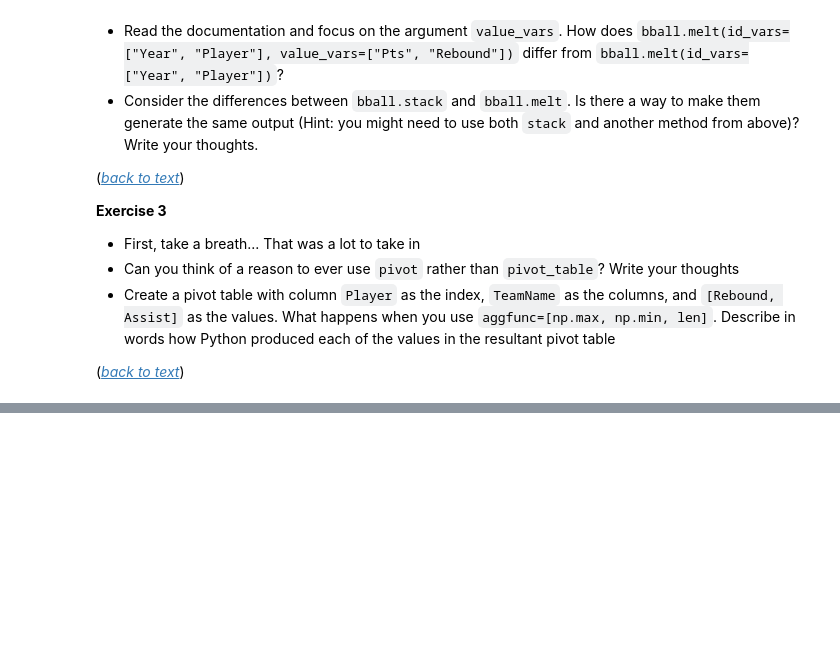
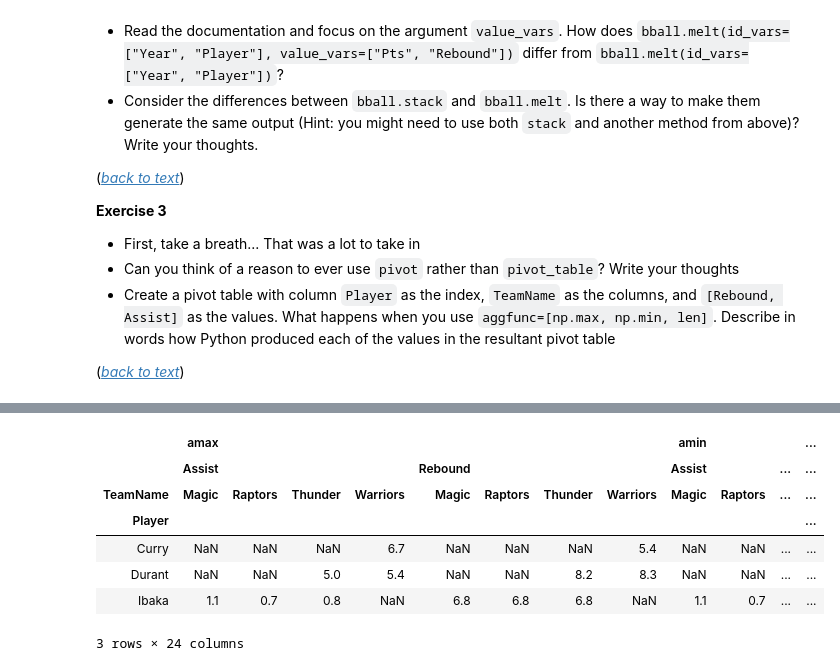
Before and after one commit to jasonqiangguo/quantecon-notebooks-datascience, a Jupyter notebook: pandas/reshape.ipynb, the cells around one changed output, grey strips where cells are left out. Cells and saved outputs as stored; diff of their text form; code cells hidden in the pictures; blank space fills up the shorter version.

```diff
--- a/pandas/reshape.ipynb
+++ b/pandas/reshape.ipynb
@@ -828,0 +1097,11 @@ bball_wide
+# %%
+bball.pivot_table(index = "Player", columns = "TeamName", values = ["Rebound", "Assist"], aggfunc=[np.max, np.min, len])
+# %% [output]
+|  | amax |  |  |  |  |  |  |  | amin |  |  | ... |
+|  | Assist |  |  |  | Rebound |  |  |  | Assist |  | ... | ... |
+| TeamName | Magic | Raptors | Thunder | Warriors | Magic | Raptors | Thunder | Warriors | Magic | Raptors | ... | ... |
+| Player |  |  |  |  |  |  |  |  |  |  |  | ... |
+| Curry | NaN | NaN | NaN | 6.7 | NaN | NaN | NaN | 5.4 | NaN | NaN | ... | ... |
+| Durant | NaN | NaN | 5.0 | 5.4 | NaN | NaN | 8.2 | 8.3 | NaN | NaN | ... | ... |
+| Ibaka | 1.1 | 0.7 | 0.8 | NaN | 6.8 | 6.8 | 6.8 | NaN | 1.1 | 0.7 | ... | ... |
+3 rows × 24 columns
```
Also changed, not shown: parts of 29 cells of this notebook.
